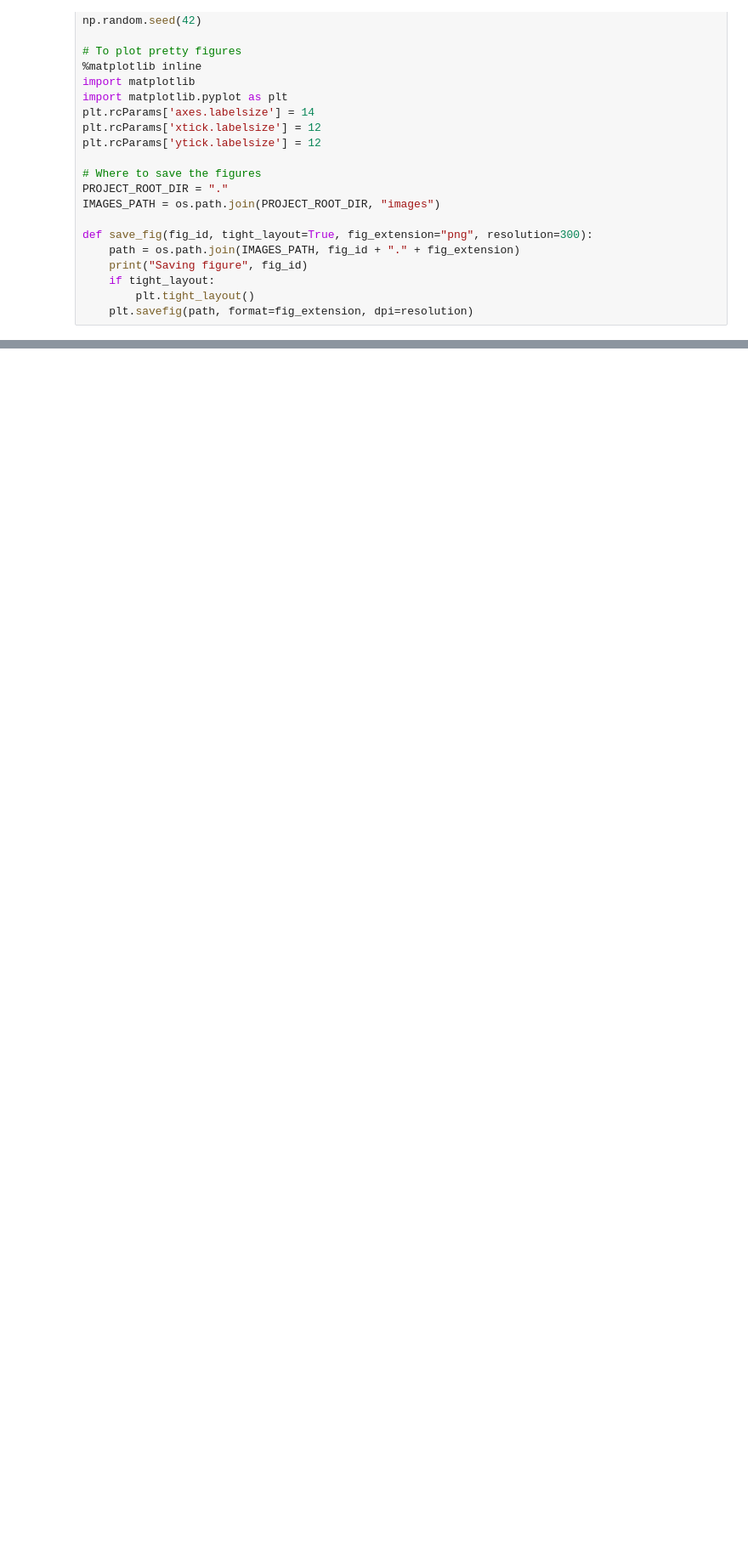
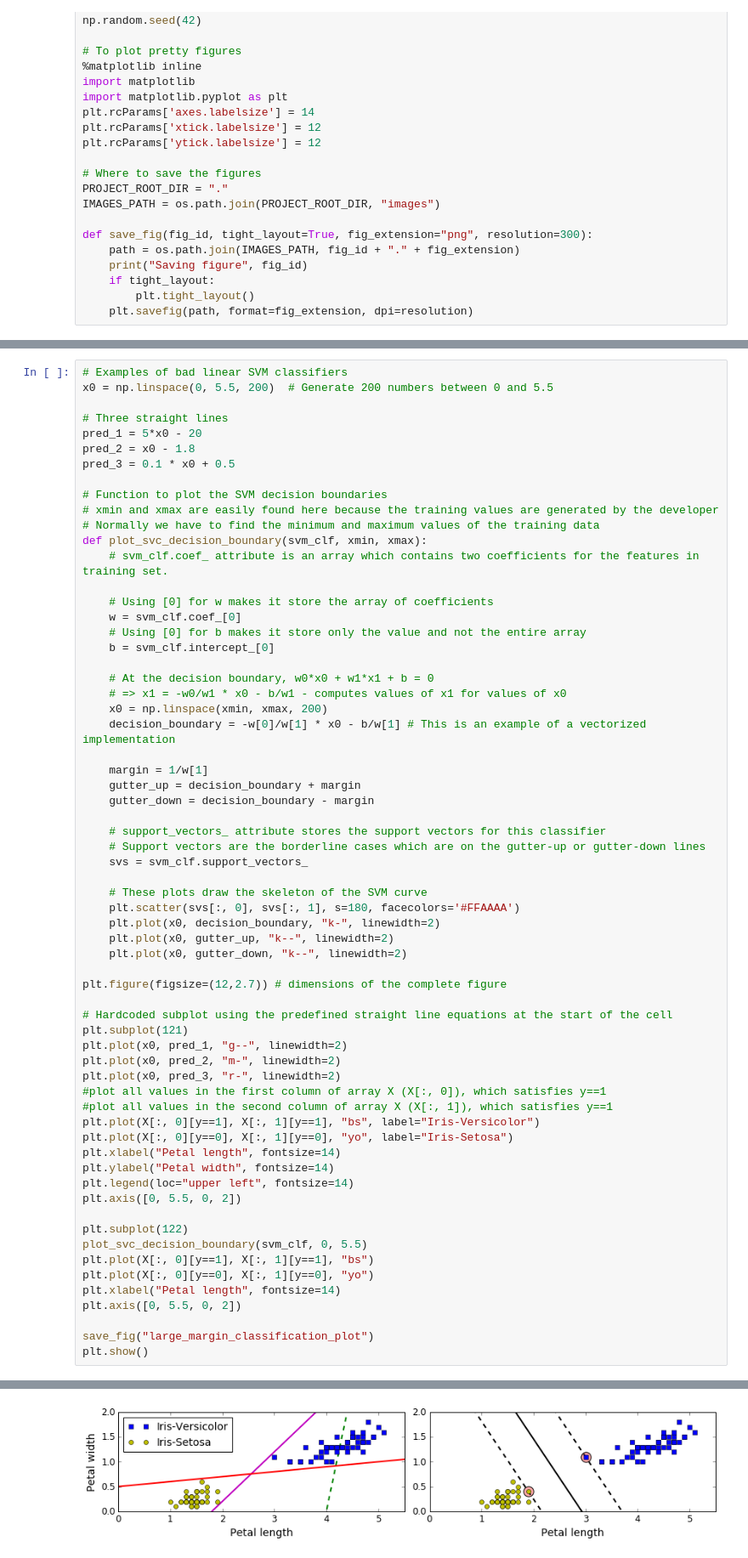
Before and after one commit to sayan31/Python-handson-ml, a Jupyter notebook: Chapter-5/support-vector-machines.ipynb, the cells around one changed output, grey strips where cells are left out. Shown at 85% size. Saved outputs shown, nothing was run; the diff lists cells and outputs as text; blank space fills up the shorter version.

Commit message:
Ran the SVM linear classifier on the Iris dataset and plotted the results, including a decision boundary curve with highlighted support vectors

```diff
--- a/Chapter-5/support-vector-machines.ipynb
+++ b/Chapter-5/support-vector-machines.ipynb
@@ -37,0 +73,65 @@ from sklearn import datasets
+# %%
+# Examples of bad linear SVM classifiers
+x0 = np.linspace(0, 5.5, 200)  # Generate 200 numbers between 0 and 5.5
+
+# Three straight lines
+pred_1 = 5*x0 - 20
+pred_2 = x0 - 1.8
+pred_3 = 0.1 * x0 + 0.5
+
+# Function to plot the SVM decision boundaries
+# xmin and xmax are easily found here because the training values are generated by the developer
+# Normally we have to find the minimum and maximum values of the training data
+def plot_svc_decision_boundary(svm_clf, xmin, xmax):
+    # svm_clf.coef_ attribute is an array which contains two coefficients for the features in training set.
+
+    # Using [0] for w makes it store the array of coefficients
+    w = svm_clf.coef_[0]
+    # Using [0] for b makes it store only the value and not the entire array
+    b = svm_clf.intercept_[0]
+
+    # At the decision boundary, w0*x0 + w1*x1 + b = 0
+    # => x1 = -w0/w1 * x0 - b/w1 - computes values of x1 for values of x0
+    x0 = np.linspace(xmin, xmax, 200)
+    decision_boundary = -w[0]/w[1] * x0 - b/w[1] # This is an example of a vectorized implementation
+
+    margin = 1/w[1]
+    gutter_up = decision_boundary + margin
+    gutter_down = decision_boundary - margin
+
+    # support_vectors_ attribute stores the support vectors for this classifier
+    # Support vectors are the borderline cases which are on the gutter-up or gutter-down lines
+    svs = svm_clf.support_vectors_
+
+    # These plots draw the skeleton of the SVM curve
+    plt.scatter(svs[:, 0], svs[:, 1], s=180, facecolors='#FFAAAA')
+    plt.plot(x0, decision_boundary, "k-", linewidth=2)
+    plt.plot(x0, gutter_up, "k--", linewidth=2)
+    plt.plot(x0, gutter_down, "k--", linewidth=2)
+
+plt.figure(figsize=(12,2.7)) # dimensions of the complete figure
+
+# Hardcoded subplot using the predefined straight line equations at the start of the cell
+plt.subplot(121)
+plt.plot(x0, pred_1, "g--", linewidth=2)
+plt.plot(x0, pred_2, "m-", linewidth=2)
+plt.plot(x0, pred_3, "r-", linewidth=2)
+#plot all values in the first column of array X (X[:, 0]), which satisfies y==1
+#plot all values in the second column of array X (X[:, 1]), which satisfies y==1
+plt.plot(X[:, 0][y==1], X[:, 1][y==1], "bs", label="Iris-Versicolor")
+plt.plot(X[:, 0][y==0], X[:, 1][y==0], "yo", label="Iris-Setosa")
+plt.xlabel("Petal length", fontsize=14)
+plt.ylabel("Petal width", fontsize=14)
+plt.legend(loc="upper left", fontsize=14)
+plt.axis([0, 5.5, 0, 2])
+
+plt.subplot(122)
+plot_svc_decision_boundary(svm_clf, 0, 5.5)
+plt.plot(X[:, 0][y==1], X[:, 1][y==1], "bs")
+plt.plot(X[:, 0][y==0], X[:, 1][y==0], "yo")
+plt.xlabel("Petal length", fontsize=14)
+plt.axis([0, 5.5, 0, 2])
+
+save_fig("large_margin_classification_plot")
+plt.show()
+# %% [output]
@@ -37,0 +139 @@ from sklearn import datasets
+[figure, added]
```
Also changed, not shown: parts of 3 cells of this notebook, 1 other file.
